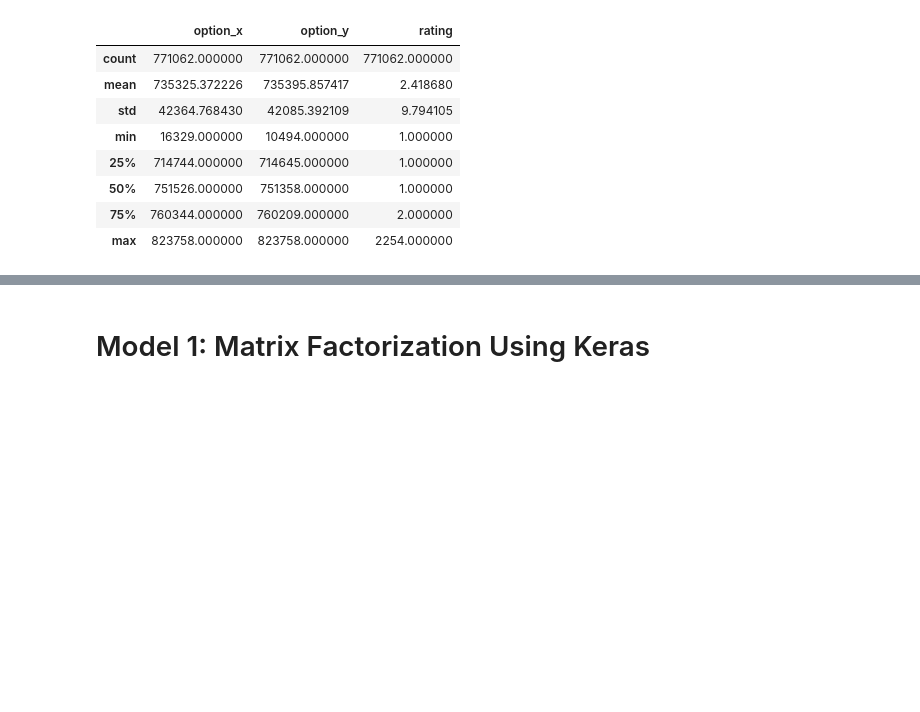
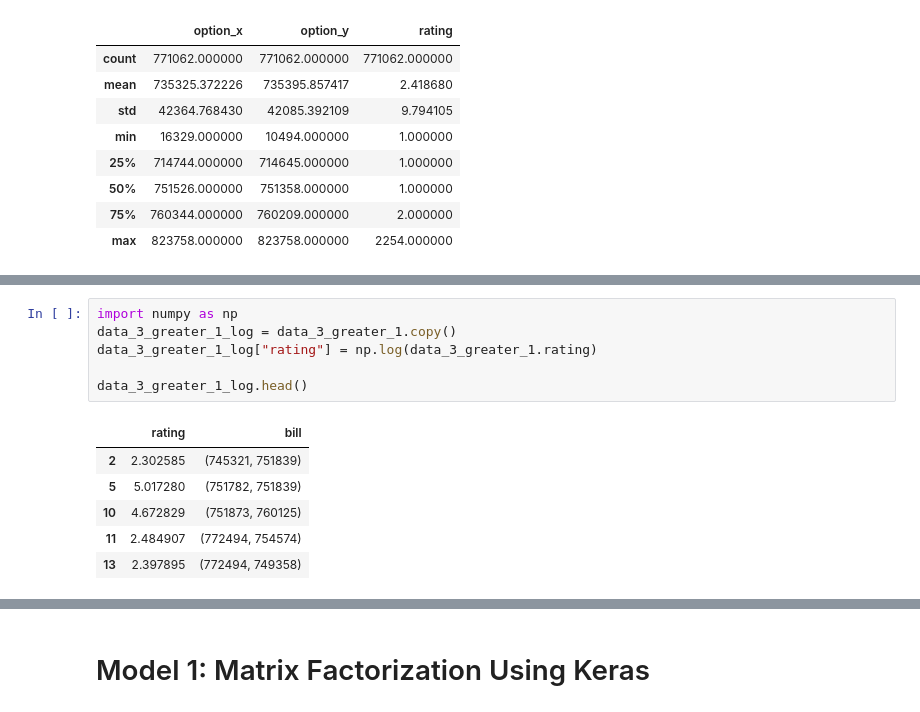
Before and after one commit to melihkacaman/Option-Matrix-Factorization, a Jupyter notebook: notebooks/03. Model Creation.ipynb, the cells around one changed output, grey strips where cells are left out. Cells and saved outputs as stored; diff of their text form; blank space fills up the shorter version.

```diff
--- a/notebooks/03. Model Creation.ipynb
+++ b/notebooks/03. Model Creation.ipynb
@@ -81,3 +89,16 @@ sns.boxplot(data['rating'].unique())
 # %% [output]
 <AxesSubplot:>
 [figure]
+# %%
+import numpy as np
+data_3_greater_1_log = data_3_greater_1.copy()
+data_3_greater_1_log["rating"] = np.log(data_3_greater_1.rating)
+
+data_3_greater_1_log.head()
+# %% [output]
+|  | rating | bill |
+| 2 | 2.302585 | (745321, 751839) |
+| 5 | 5.017280 | (751782, 751839) |
+| 10 | 4.672829 | (751873, 760125) |
+| 11 | 2.484907 | (772494, 754574) |
+| 13 | 2.397895 | (772494, 749358) |
```
Also changed, not shown: parts of 21 cells of this notebook.
